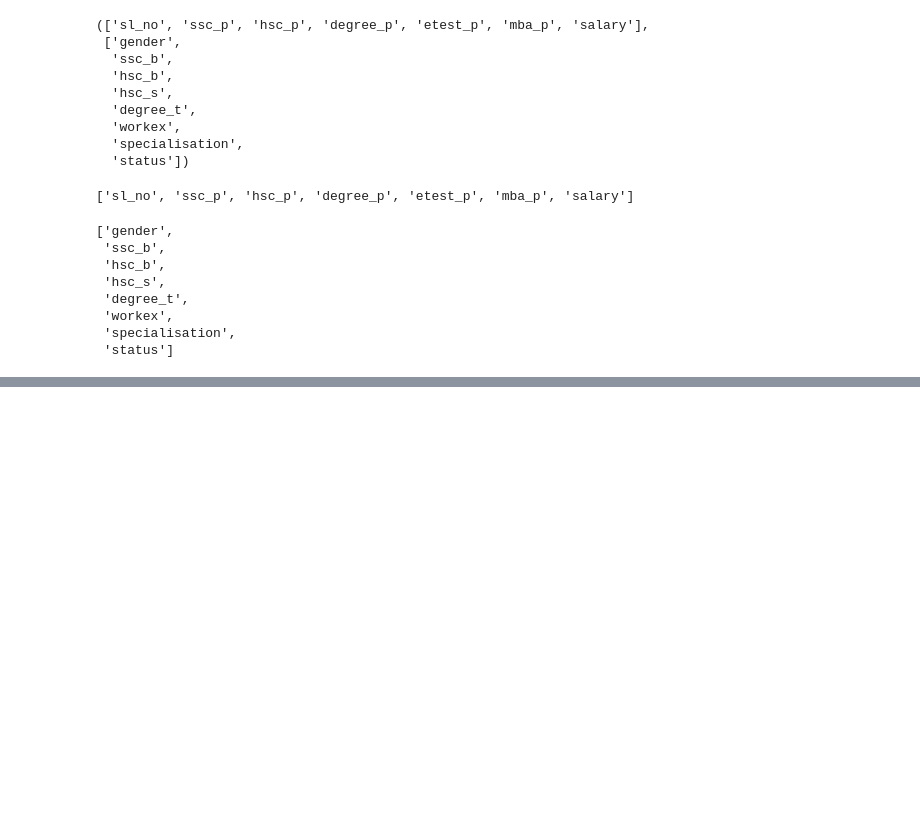
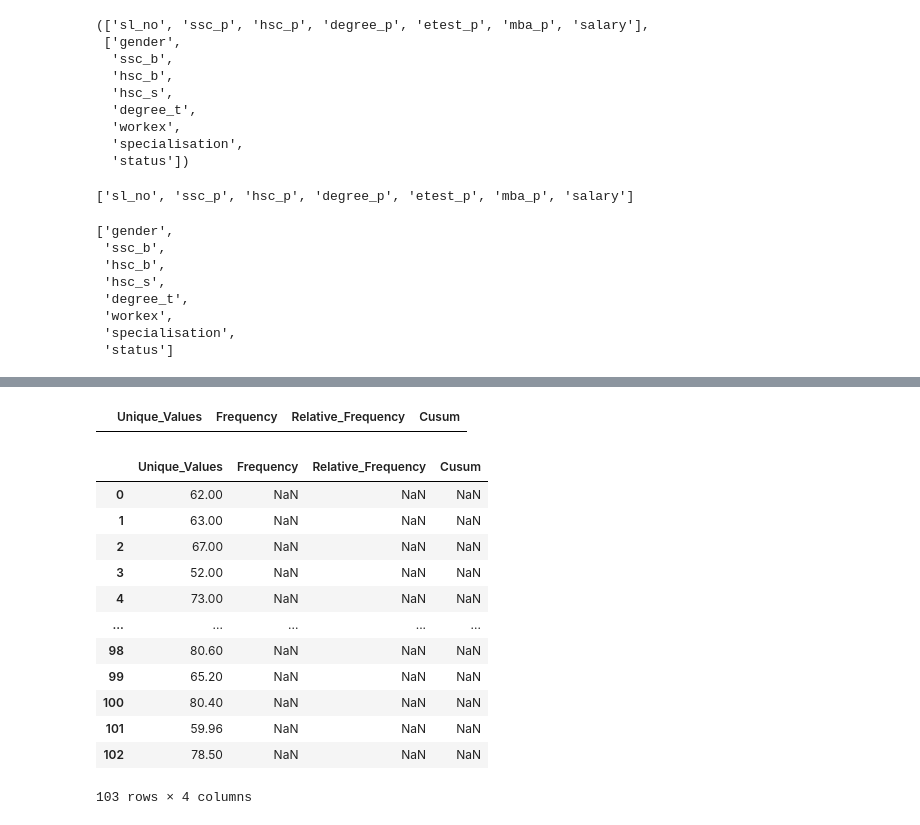
Before and after one commit to krsuthakar/Week-5--Data-Science-Univariate-Analysis, a Jupyter notebook: 2.Centeral Tendency/Central Tendency.ipynb, the cells around one changed output, grey strips where cells are left out. Cells and saved outputs as stored; diff of their text form; code cells hidden in the pictures; blank space fills up the shorter version.

```diff
--- a/2.Centeral Tendency/Central Tendency.ipynb
+++ b/2.Centeral Tendency/Central Tendency.ipynb
@@ -387,0 +621,8 @@ descriptive
+# %%
+lesser=[]
+greater=[]
+for columnName in quan:
+    if (descriptive[columnName]["Min"]<descriptive[columnName]["Lesser"]):
+        lesser.append(columnName)
+    if (descriptive[columnName]["Max"]<descriptive[columnName]["Greater"]):
+        greater.append(columnName)
@@ -387,0 +720,4 @@ descriptive
+# %%
+freqTable
+# %% [output]
+|  | Unique_Values | Frequency | Relative_Frequency | Cusum |
@@ -387,0 +726,16 @@ descriptive
+# %%
+freqTable
+# %% [output]
+|  | Unique_Values | Frequency | Relative_Frequency | Cusum |
+| 0 | 62.00 | NaN | NaN | NaN |
+| 1 | 63.00 | NaN | NaN | NaN |
+| 2 | 67.00 | NaN | NaN | NaN |
+| 3 | 52.00 | NaN | NaN | NaN |
+| 4 | 73.00 | NaN | NaN | NaN |
+| ... | ... | ... | ... | ... |
+| 98 | 80.60 | NaN | NaN | NaN |
+| 99 | 65.20 | NaN | NaN | NaN |
+| 100 | 80.40 | NaN | NaN | NaN |
+| 101 | 59.96 | NaN | NaN | NaN |
+| 102 | 78.50 | NaN | NaN | NaN |
+103 rows × 4 columns
```
Also changed, not shown: parts of 86 cells of this notebook.
